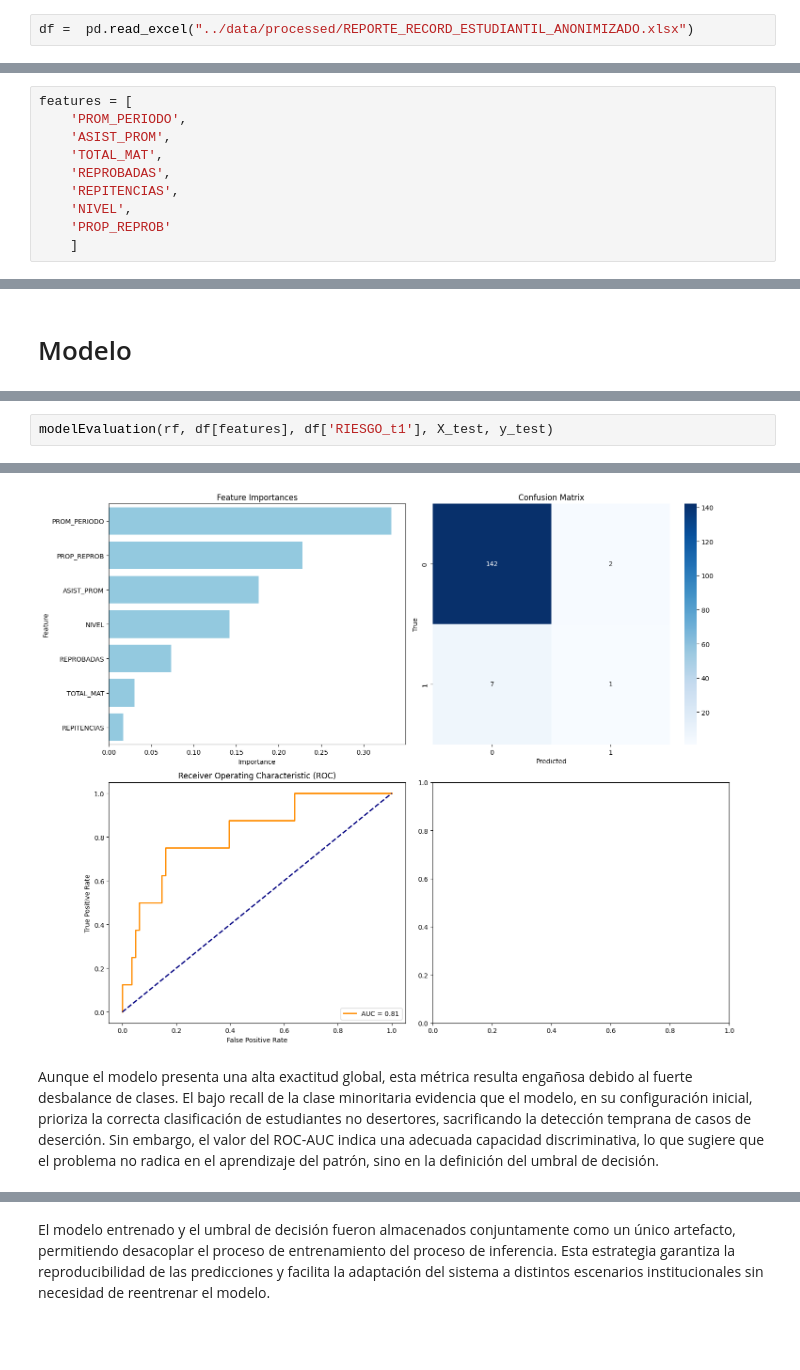
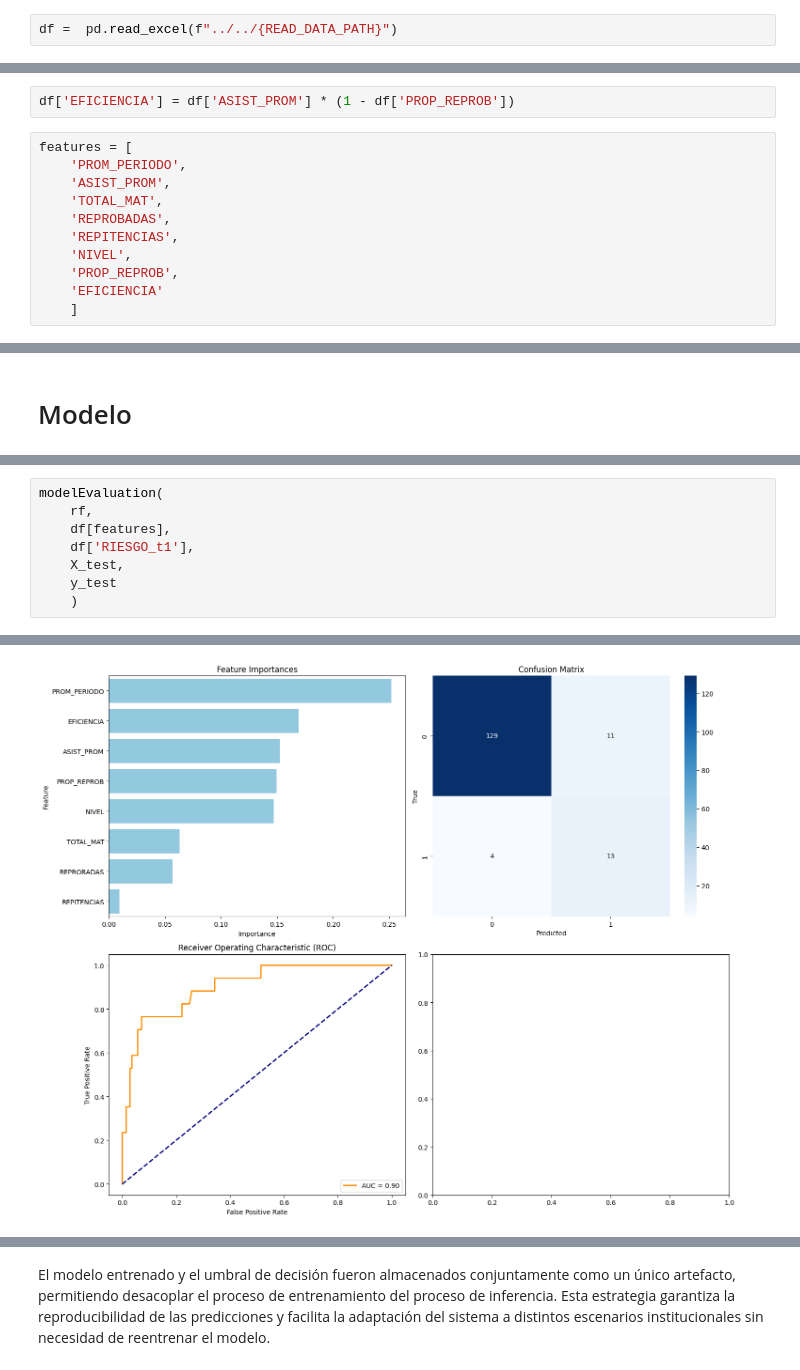
Before and after one commit to Dass-19/desercionEstudiantil, a Jupyter notebook: src/notebooks/03_modeling.ipynb, the cells around one changed output, grey strips where cells are left out. Cells and saved outputs as stored; diff of their text form; blank space fills up the shorter version.

```diff
--- a/src/notebooks/03_modeling.ipynb
+++ b/src/notebooks/03_modeling.ipynb
@@ -17,7 +25,9 @@ warnings.filterwarnings('ignore')
 # %%
-df =  pd.read_excel("../data/processed/REPORTE_RECORD_ESTUDIANTIL_ANONIMIZADO.xlsx")
+df =  pd.read_excel(f"../../{READ_DATA_PATH}")
 # %% [markdown]
 Definir las caracteristicas de las que el modelo aprenderá
+# %%
+df['EFICIENCIA'] = df['ASIST_PROM'] * (1 - df['PROP_REPROB'])
 # %%
 features = [
     'PROM_PERIODO',
@@ -26,7 +36,8 @@ features = [
     'REPROBADAS',
     'REPITENCIAS',
     'NIVEL',
-    'PROP_REPROB'
+    'PROP_REPROB',
+    'EFICIENCIA'
     ]
 # %% [markdown]
 **División de datos en `train/test`**
@@ -57,3 +69,9 @@ Pipeline(steps=[('smote',
 # %%
-modelEvaluation(rf, df[features], df['RIESGO_t1'], X_test, y_test)
+modelEvaluation(
+    rf,
+    df[features],
+    df['RIESGO_t1'],
+    X_test,
+    y_test
+    )
 # %% [output]
@@ -76,3 +94 @@ weighted avg       0.92      0.94      0.93       152
-[figure, old version]
+[figure, new version]
-# %% [markdown]
-Aunque el modelo presenta una alta exactitud global, esta métrica resulta engañosa debido al fuerte desbalance de clases. El bajo recall de la clase minoritaria evidencia que el modelo, en su configuración inicial, prioriza la correcta clasificación de estudiantes no desertores, sacrificando la detección temprana de casos de deserción. Sin embargo, el valor del ROC-AUC indica una adecuada capacidad discriminativa, lo que sugiere que el problema no radica en el aprendizaje del patrón, sino en la definición del umbral de decisión.
```
Also changed, not shown: parts of 16 cells of this notebook, 11 other files.
